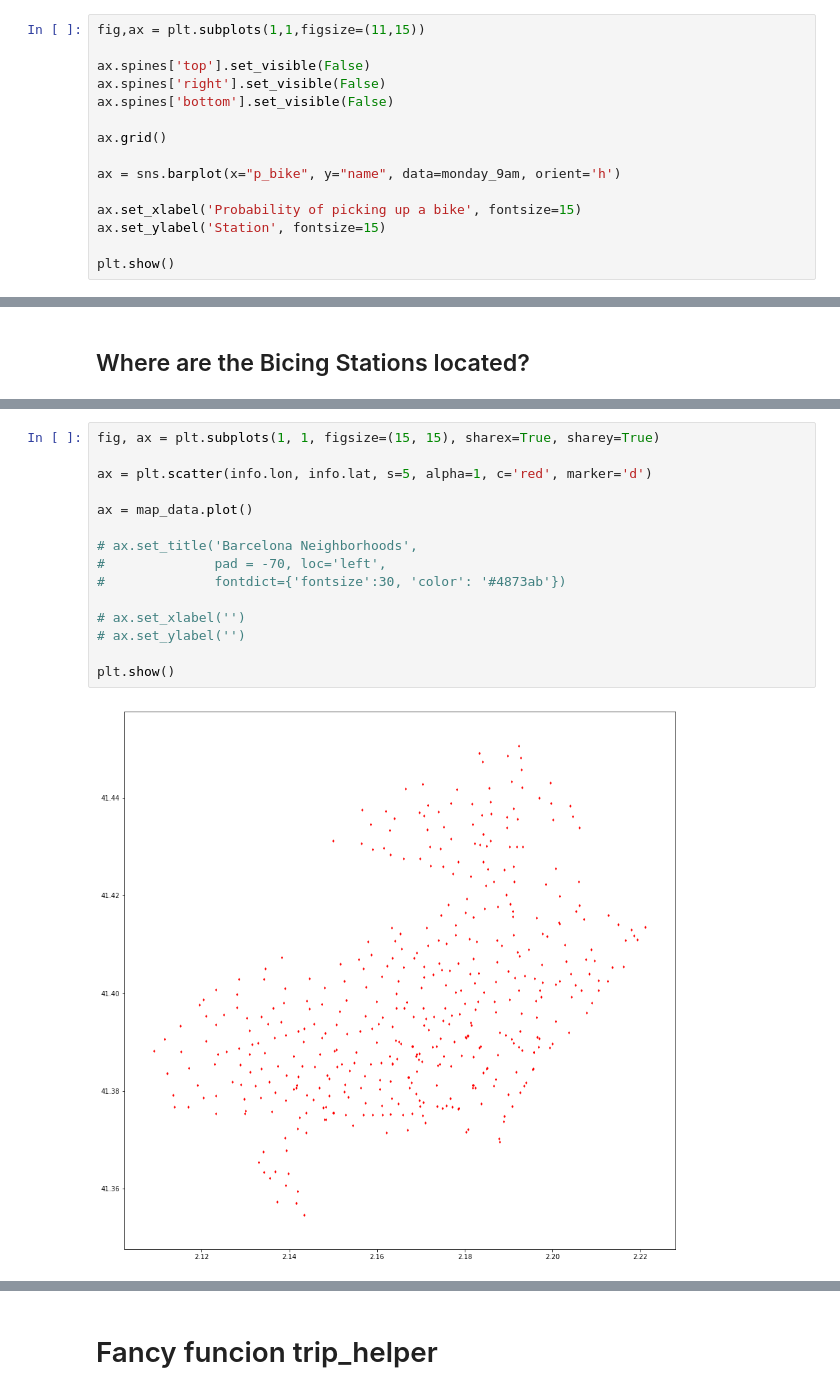
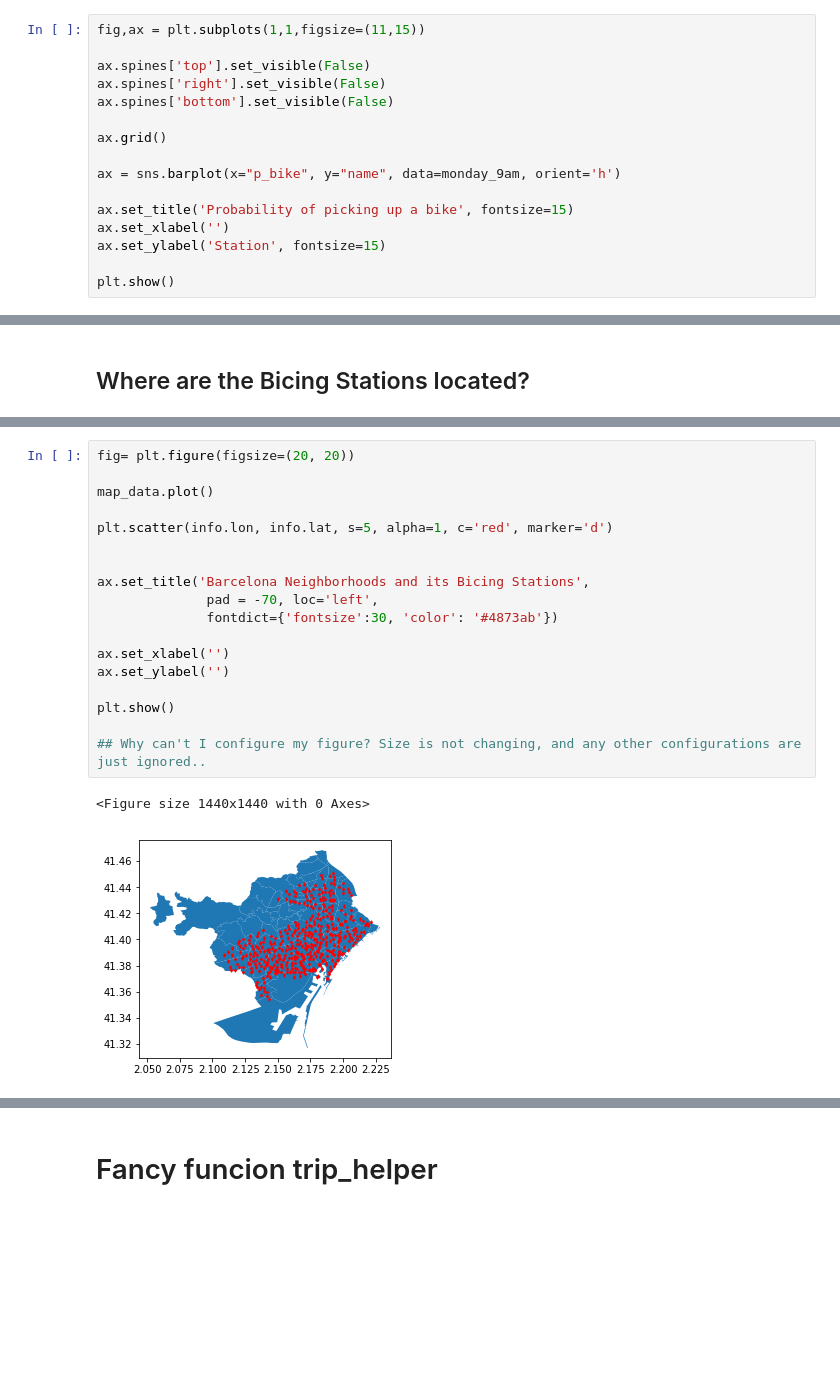
Before and after one commit to ta-datapt-bcn/project-statistical-analysis, a Jupyter notebook: project-current.ipynb, the cells around one changed output, grey strips where cells are left out. Cells and saved outputs as stored; diff of their text form; blank space fills up the shorter version.

```diff
--- a/project-current.ipynb
+++ b/project-current.ipynb
@@ -456,7 +528,8 @@ ax.grid()
 
 ax = sns.barplot(x="p_bike", y="name", data=monday_9am, orient='h')
 
-ax.set_xlabel('Probability of picking up a bike', fontsize=15)
+ax.set_title('Probability of picking up a bike', fontsize=15)
+ax.set_xlabel('')
 ax.set_ylabel('Station', fontsize=15)
 
 plt.show()
@@ -476,17 +544,21 @@ map_data.head(1)
 # %%
-fig, ax = plt.subplots(1, 1, figsize=(15, 15), sharex=True, sharey=True)
+fig= plt.figure(figsize=(20, 20))
 
-ax = plt.scatter(info.lon, info.lat, s=5, alpha=1, c='red', marker='d')
+map_data.plot()
 
-ax = map_data.plot()
+plt.scatter(info.lon, info.lat, s=5, alpha=1, c='red', marker='d')
 
-# ax.set_title('Barcelona Neighborhoods',
-#              pad = -70, loc='left',
-#              fontdict={'fontsize':30, 'color': '#4873ab'})
 
-# ax.set_xlabel('')
-# ax.set_ylabel('')
+ax.set_title('Barcelona Neighborhoods and its Bicing Stations',
+              pad = -70, loc='left',
+              fontdict={'fontsize':30, 'color': '#4873ab'})
+
+ax.set_xlabel('')
+ax.set_ylabel('')
 
 plt.show()
+
+## Why can't I configure my figure? Size is not changing, and any other configurations are just ignored..
 # %% [output]
+<Figure size 1440x1440 with 0 Axes>
-[figure, old version]
+[figure, new version]
```
Also changed, not shown: parts of 48 cells of this notebook, 1 other file.
